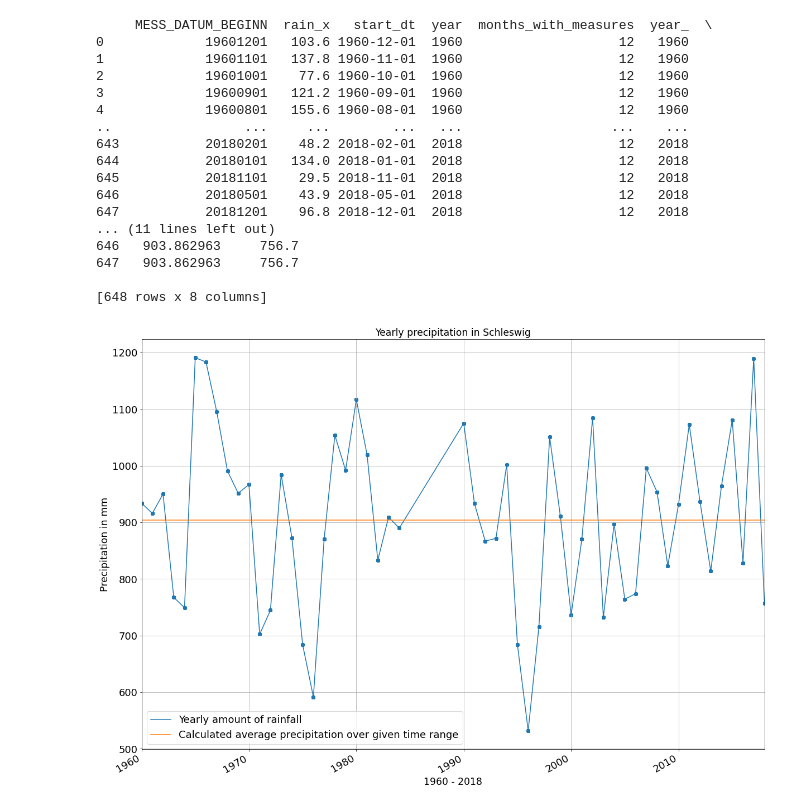
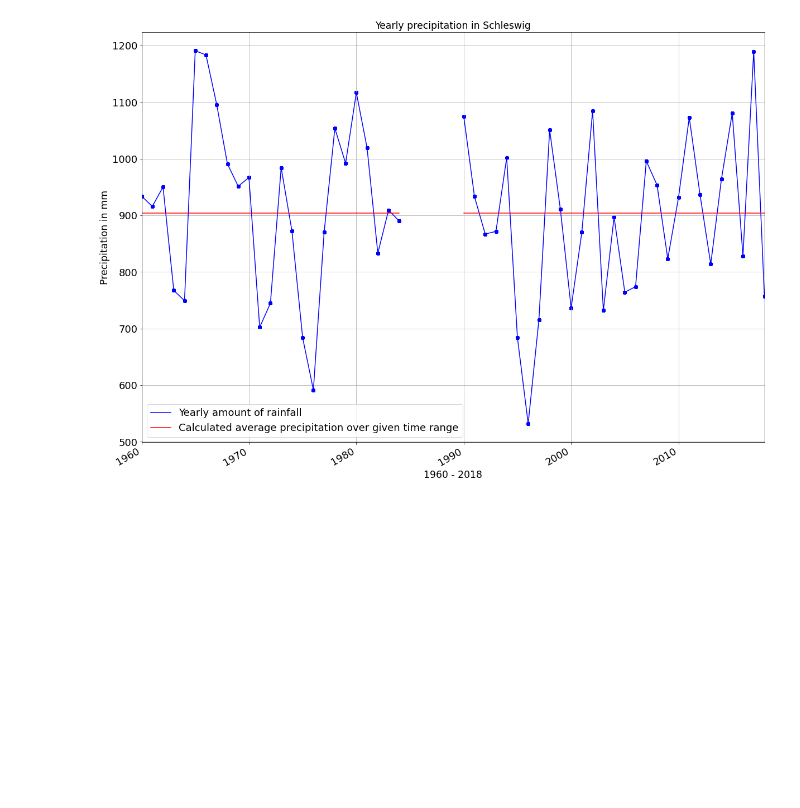
Before and after one commit to DirkEngfer/PandasTests, a Jupyter notebook: Precipitation_Schleswig.ipynb, the cells around one changed output. Cells and saved outputs as stored; diff of their text form; code cells hidden in the pictures; blank space fills up the shorter version.

```diff
--- a/Precipitation_Schleswig.ipynb
+++ b/Precipitation_Schleswig.ipynb
@@ -33,59 +67,50 @@ df['start_dt'] = pd.to_datetime(df.MESS_DATUM_BEGINN, format='%Y%m%d')
 df['year'] = df['start_dt'].dt.year
 df.sort_values(by=['year'], ascending=[True], inplace=True, axis=0)
 df.rename(columns={"MO_RR": "rain"}, inplace=True) # rain includes all kind of precipitation
 df = df.loc[(df.start_dt >= pd.to_datetime('19600101', format='%Y%m%d'))] # from year 1960
 df = df.loc[(df.rain >= 0)] # discard negative values
 
 # check all months were reported:
 #print(df.groupby(['year'], sort=False, as_index=False).year.count())
 # Exclude incomplete years i.e. the ones with less than 12 obs:
 g = df.groupby('year', sort=False)
 valid = pd.DataFrame(g['rain'].count())
 valid.rename(columns={'rain':'months_with_measures'}, inplace=True)
 valid = valid.loc[(valid['months_with_measures'] == 12)]
 valid['year_'] = valid.index
 df = df.merge(valid, left_on='year', right_on='year_', how='inner', sort=False)
-#print(df.loc[df.year == 1985 ]) # 1985 should be discarded for incomplete measures
+# Build skeleton to complete all years in time range:
+skeleton = pd.DataFrame({'year':np.arange(1960, 2018+1)})
 yearly = df.groupby('year')['rain'].sum() # returns Series object
 df['yearly_mean'] = yearly.mean() # mean over all years
-df = df.merge(yearly, left_on='year', right_on='year', how='outer')
+df = df.merge(yearly, left_on='year', right_on='year', how='inner')
 df.rename(columns={'rain_y':'rain_sum'}, inplace=True)
-print(df)
-
-import matplotlib.pyplot as plt
-import matplotlib.dates as mdates
-
+# Get in full range of years from skeleton:
+# skeleton for years enables line plot with disconnected segments
+df = df.merge(skeleton, how='right')
+#Build up groups of time periods with measures vs time points with gaps:
+# below code is another option to display gaps in the line plot
+'''first_isna = df.loc[df.rain_sum.isna()].index[0]
+df.loc[df.index < first_isna, ['period1']] = df.rain_sum
+follow = df.loc[df.index > first_isna] # all obs following the first NaN
+next_period_start = follow.loc[follow.rain_sum.notna()].index[0]
+df.loc[df.index >= next_period_start, ['period2']] = df.rain_sum
+'''
 fig, ax = plt.subplots(figsize=[20,15])
-
-ax.plot(yearly, label='Yearly amount of rainfall')
-ax.scatter(df['year'], df.rain_sum)
-ax.plot(df['year'], df['yearly_mean'], label='Calculated average precipitation over given time range')
+#ax.plot(df['year'], df['period1'], label='Yearly amount of rainfall', color='b')
+#ax.plot(df['year'], df['period2'], label=None, color='b')
+ax.plot(df['year'], df['rain_sum'], label='Yearly amount of rainfall', color='b')
+ax.scatter(df['year'], df.rain_sum, color='b')
+ax.plot(df['year'], df['yearly_mean'], color='r', label='Calculated average precipitation over given time range')
 ax.set_xlim(1960, 2018)
 ax.tick_params(labelsize=18)
 
 ax.set_title('Yearly precipitation in Schleswig', fontsize='xx-large')
 ax.legend(loc=3, prop={'size': 18})
 ax.grid(True)
 
 plt.xlabel('1960 - 2018', fontsize='xx-large')
 plt.ylabel('Precipitation in mm', fontsize='xx-large')
 fig.autofmt_xdate(rotation=30)
 # %% [output]
-     MESS_DATUM_BEGINN  rain_x   start_dt  year  months_with_measures  year_  \
-0             19601201   103.6 1960-12-01  1960                    12   1960
-1             19601101   137.8 1960-11-01  1960                    12   1960
-2             19601001    77.6 1960-10-01  1960                    12   1960
-3             19600901   121.2 1960-09-01  1960                    12   1960
-4             19600801   155.6 1960-08-01  1960                    12   1960
-..                 ...     ...        ...   ...                   ...    ...
-643           20180201    48.2 2018-02-01  2018                    12   2018
-644           20180101   134.0 2018-01-01  2018                    12   2018
-645           20181101    29.5 2018-11-01  2018                    12   2018
-646           20180501    43.9 2018-05-01  2018                    12   2018
-647           20181201    96.8 2018-12-01  2018                    12   2018
-... (11 lines left out)
-646   903.862963     756.7
-647   903.862963     756.7
-
-[648 rows x 8 columns]
-[figure, old version]
+[figure, new version]
```
Also changed, not shown: parts of 2 cells of this notebook.
